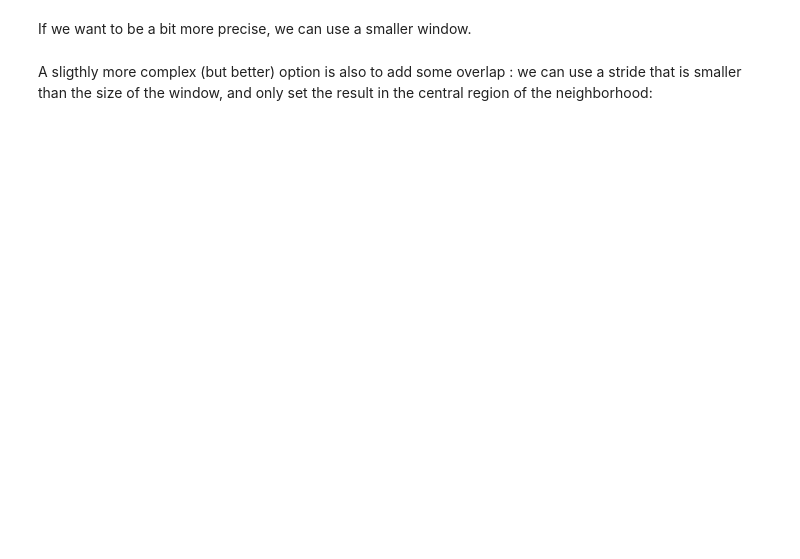
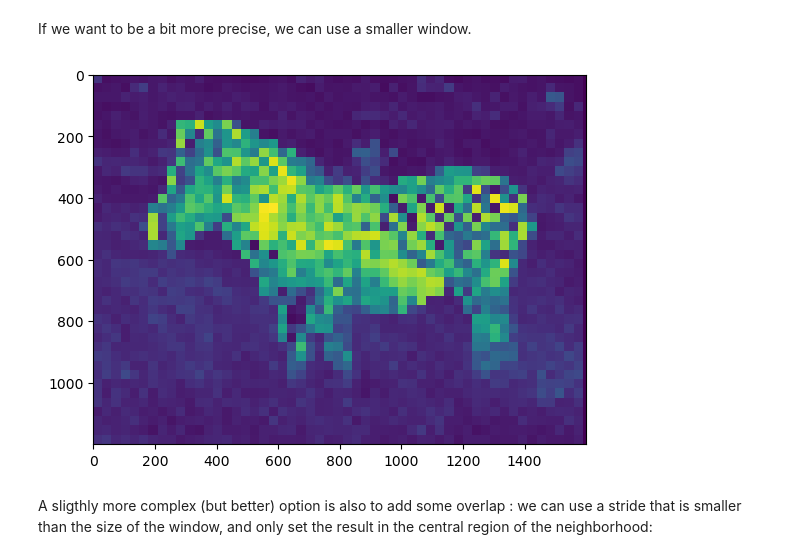
Before and after one commit to Seazs/info-h-500, a Jupyter notebook: docs/LABS/TP3_Image_Segmentation.ipynb, the cells around one changed output. Cells and saved outputs as stored; diff of their text form; code cells hidden in the pictures; blank space fills up the shorter version.

```diff
--- a/docs/LABS/TP3_Image_Segmentation.ipynb
+++ b/docs/LABS/TP3_Image_Segmentation.ipynb
@@ -218,2 +294,10 @@ If we want to be a bit more precise, we can use a smaller window.
+# %%
+output = sliding_window(im, (30,30))
+
+plt.figure()
+plt.imshow(output)
+plt.show()
+# %% [output]
+[figure, added]
 # %% [markdown]
 A sligthly more complex (but better) option is also to add some overlap : we can use a stride that is smaller than the size of the window, and only set the result in the central region of the neighborhood:
```
Also changed, not shown: parts of 19 cells of this notebook.
